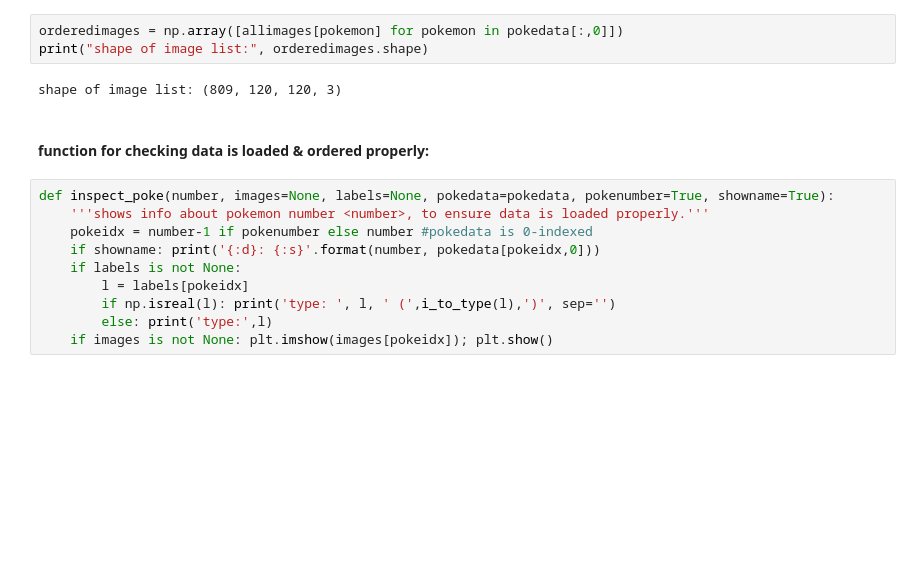
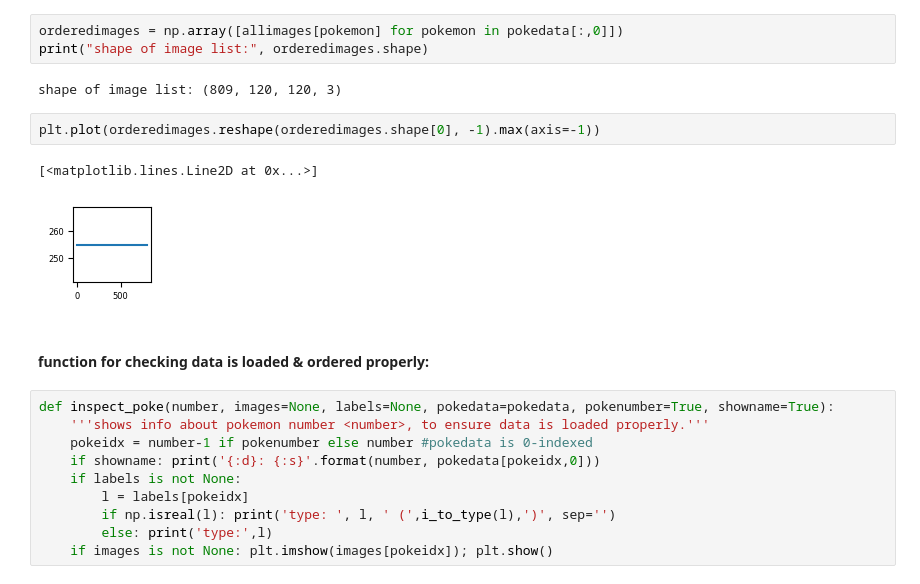
Before and after one commit to maria-yampolskaya/ProjectOAK, a Jupyter notebook: ProjectOAK_s.ipynb, the cells around one changed output. Saved outputs shown, nothing was run; the diff lists cells and outputs as text; blank space fills up the shorter version.

```diff
--- a/ProjectOAK_s.ipynb
+++ b/ProjectOAK_s.ipynb
@@ -92,6 +93,11 @@ orderedimages = np.array([allimages[pokemon] for pokemon in pokedata[:,0]])
 print("shape of image list:", orderedimages.shape)
 # %% [output]
 shape of image list: (809, 120, 120, 3)
+# %%
+plt.plot(orderedimages.reshape(orderedimages.shape[0], -1).max(axis=-1))
+# %% [output]
+[<matplotlib.lines.Line2D at 0x...>]
+[figure, added]
 # %% [markdown]
 #### function for checking data is loaded & ordered properly:
 # %%
```
Also changed, not shown: parts of 18 cells of this notebook.
